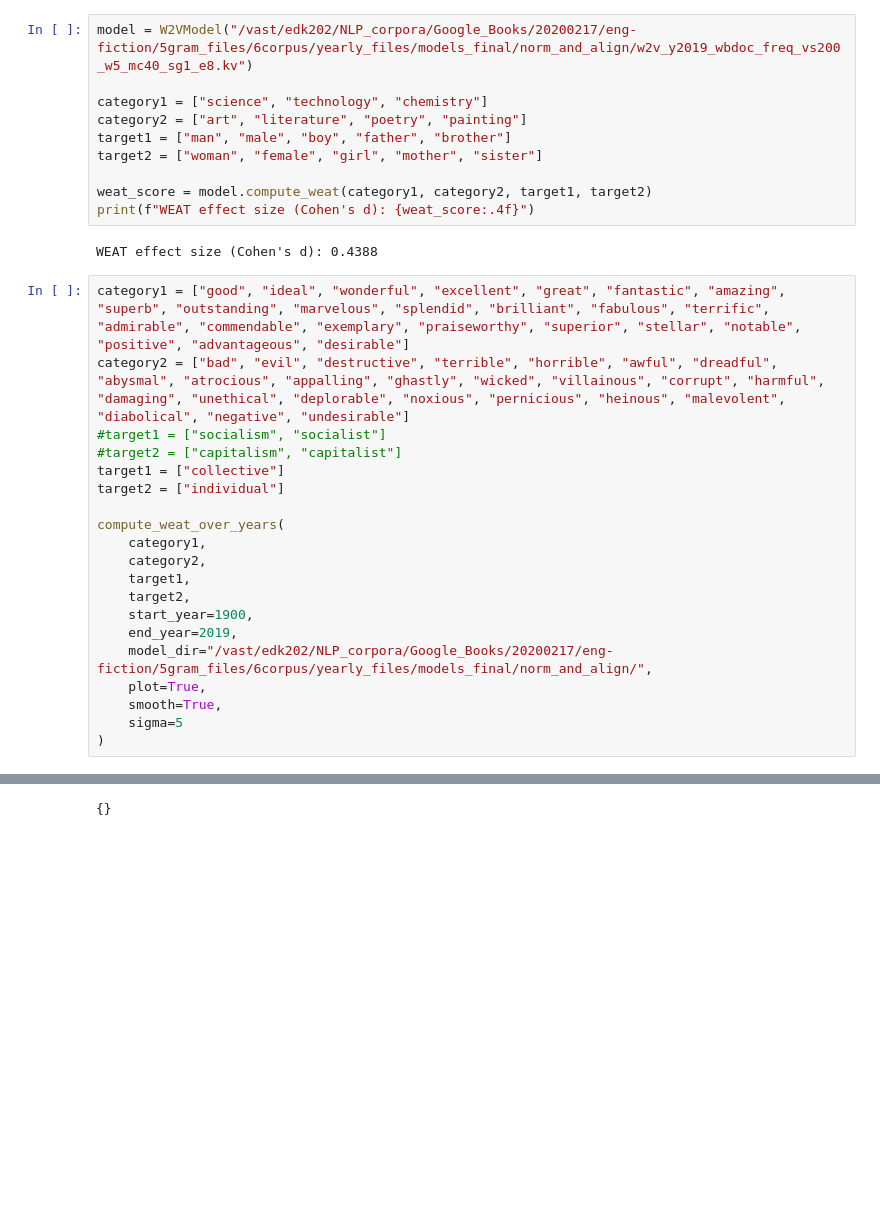
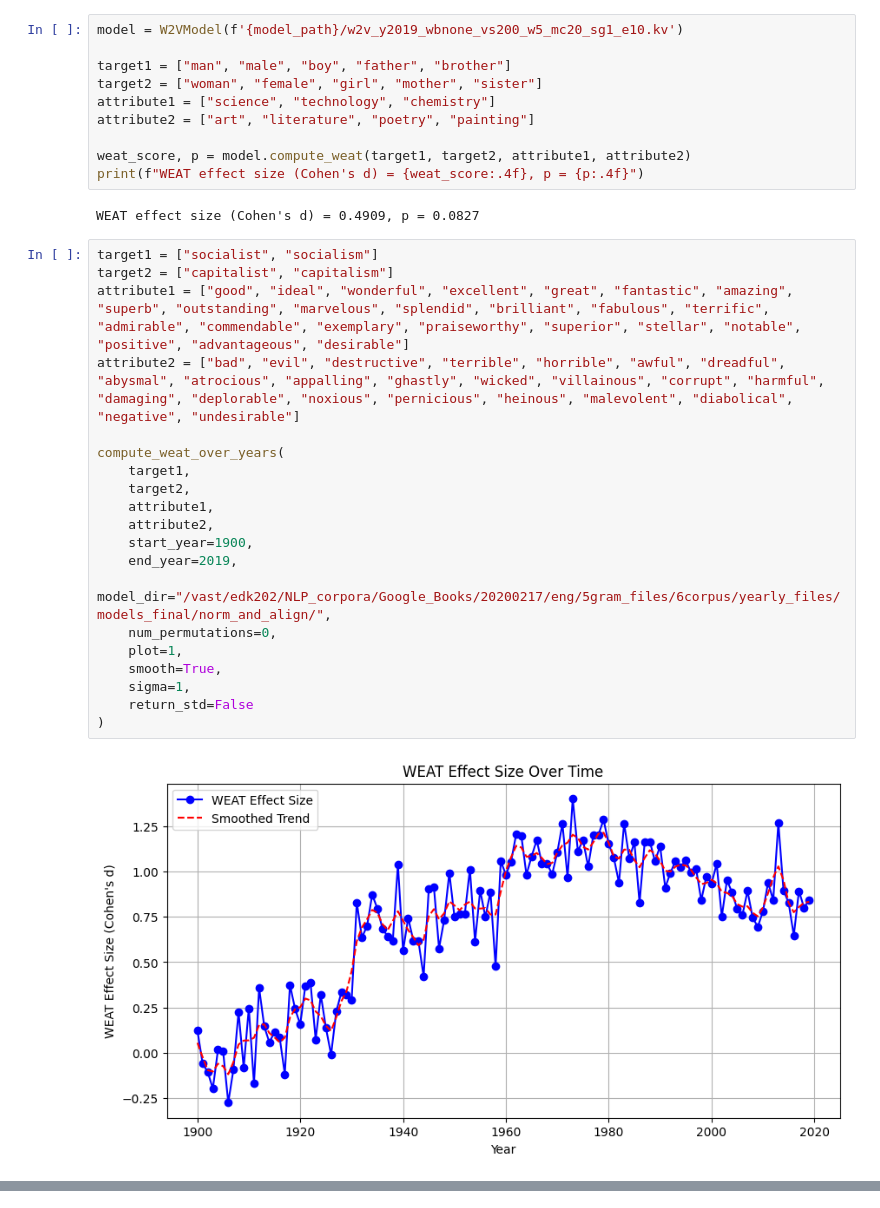
Before and after one commit to eric-d-knowles/hist_w2v, a Jupyter notebook: notebooks/workflow_analyze_change.ipynb, the cells around one changed output, grey strips where cells are left out. Saved outputs shown, nothing was run; the diff lists cells and outputs as text; blank space fills up the shorter version.

```diff
--- a/notebooks/workflow_analyze_change.ipynb
+++ b/notebooks/workflow_analyze_change.ipynb
@@ -76,33 +194,34 @@ cosine_similarity_over_years(
 # %%
-model = W2VModel("/vast/edk202/NLP_corpora/Google_Books/20200217/eng-fiction/5gram_files/6corpus/yearly_files/models_final/norm_and_align/w2v_y2019_wbdoc_freq_vs200_w5_mc40_sg1_e8.kv")
+model = W2VModel(f'{model_path}/w2v_y2019_wbnone_vs200_w5_mc20_sg1_e10.kv')
 
-category1 = ["science", "technology", "chemistry"]
-category2 = ["art", "literature", "poetry", "painting"]
 target1 = ["man", "male", "boy", "father", "brother"]
 target2 = ["woman", "female", "girl", "mother", "sister"]
+attribute1 = ["science", "technology", "chemistry"]
+attribute2 = ["art", "literature", "poetry", "painting"]
 
-weat_score = model.compute_weat(category1, category2, target1, target2)
-print(f"WEAT effect size (Cohen's d): {weat_score:.4f}")
+weat_score, p = model.compute_weat(target1, target2, attribute1, attribute2)
+print(f"WEAT effect size (Cohen's d) = {weat_score:.4f}, p = {p:.4f}")
 # %% [output]
-WEAT effect size (Cohen's d): 0.4388
+WEAT effect size (Cohen's d) = 0.4909, p = 0.0827
 # %%
-category1 = ["good", "ideal", "wonderful", "excellent", "great", "fantastic", "amazing", "superb", "outstanding", "marvelous", "splendid", "brilliant", "fabulous", "terrific", "admirable", "commendable", "exemplary", "praiseworthy", "superior", "stellar", "notable", "positive", "advantageous", "desirable"]
-category2 = ["bad", "evil", "destructive", "terrible", "horrible", "awful", "dreadful", "abysmal", "atrocious", "appalling", "ghastly", "wicked", "villainous", "corrupt", "harmful", "damaging", "unethical", "deplorable", "noxious", "pernicious", "heinous", "malevolent", "diabolical", "negative", "undesirable"]
-#target1 = ["socialism", "socialist"]
-#target2 = ["capitalism", "capitalist"]
-target1 = ["collective"]
-target2 = ["individual"]
+target1 = ["socialist", "socialism"]
+target2 = ["capitalist", "capitalism"]
+attribute1 = ["good", "ideal", "wonderful", "excellent", "great", "fantastic", "amazing", "superb", "outstanding", "marvelous", "splendid", "brilliant", "fabulous", "terrific", "admirable", "commendable", "exemplary", "praiseworthy", "superior", "stellar", "notable", "positive", "advantageous", "desirable"]
+attribute2 = ["bad", "evil", "destructive", "terrible", "horrible", "awful", "dreadful", "abysmal", "atrocious", "appalling", "ghastly", "wicked", "villainous", "corrupt", "harmful", "damaging", "deplorable", "noxious", "pernicious", "heinous", "malevolent", "diabolical", "negative", "undesirable"]
 
 compute_weat_over_years(
-    category1,
-    category2,
     target1,
     target2,
+    attribute1,
+    attribute2,
     start_year=1900,
     end_year=2019,
-    model_dir="/vast/edk202/NLP_corpora/Google_Books/20200217/eng-fiction/5gram_files/6corpus/yearly_files/models_final/norm_and_align/",
-    plot=True,
+    model_dir="/vast/edk202/NLP_corpora/Google_Books/20200217/eng/5gram_files/6corpus/yearly_files/models_final/norm_and_align/",
+    num_permutations=0,
+    plot=1,
     smooth=True,
-    sigma=5
+    sigma=1,
+    return_std=False
 )
 # %% [output]
+[figure, added]
@@ -126 +244,0 @@ Skipping 2019 due to error: Missing words in model vocabulary: ['unethical']
-{}
```
Also changed, not shown: parts of 23 cells of this notebook, 10 other files.
